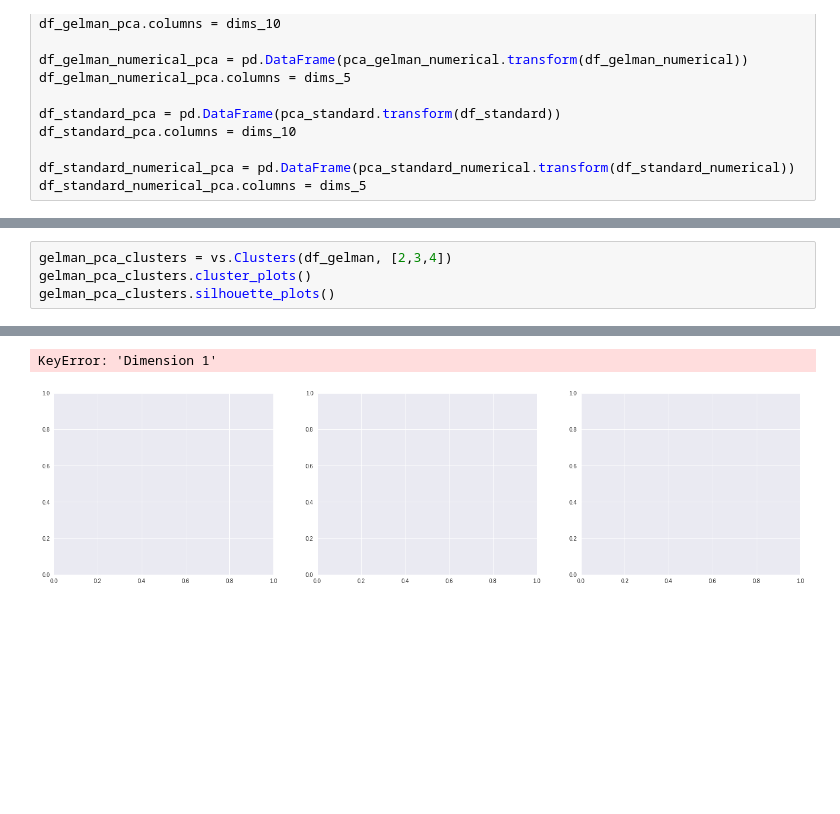
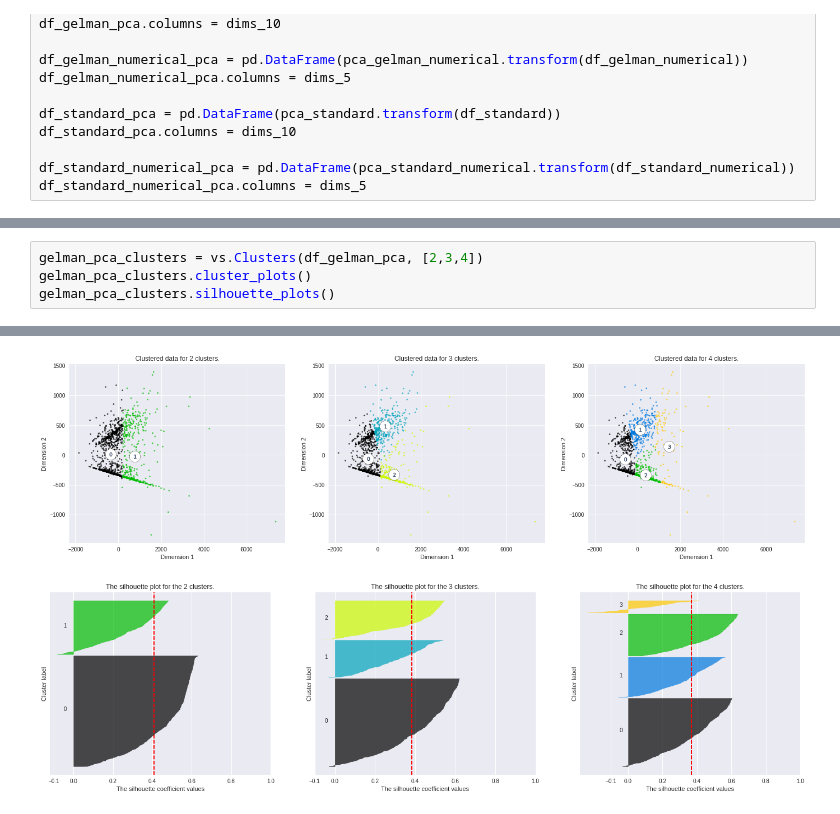
Before and after one commit to cleonadja/Ames-Housing-Data, a Jupyter notebook: ipynb/05 - PCA.ipynb, the cells around one changed output, grey strips where cells are left out. Drawn from its saved outputs; the diff is of its cells as text; blank space fills up the shorter version.

```diff
--- a/ipynb/05 - PCA.ipynb
+++ b/ipynb/05 - PCA.ipynb
@@ -158,7 +152,7 @@ numeric_sc_df                DataFrame          LotFrontage   LotAr<...>n[1451 r
 sale_df                      DataFrame            Id  MoSold  YrSol<...>\n[1460 rows x 6 columns]
 zoning_df                    DataFrame            Id  MSSubClass MS<...>n[1460 rows x 15 columns]
 # %%
-gelman_pca_clusters = vs.Clusters(df_gelman, [2,3,4])
+gelman_pca_clusters = vs.Clusters(df_gelman_pca, [2,3,4])
 gelman_pca_clusters.cluster_plots()
 gelman_pca_clusters.silhouette_plots()
 # %% [output]
@@ -168,5 +162,5 @@ For n_clusters = 4 the silhouette score is 0.3692459477465904.
-KeyError: 'Dimension 1'
-[figure, old version]
+[figure, new version]
+[figure, added]
 # %%
 standard_pca_clusters = vs.Clusters(df_standard_pca, [2,3,4])
 standard_pca_clusters.cluster_plots()
```
Also changed, not shown: parts of 11 cells of this notebook, 1 other file.
